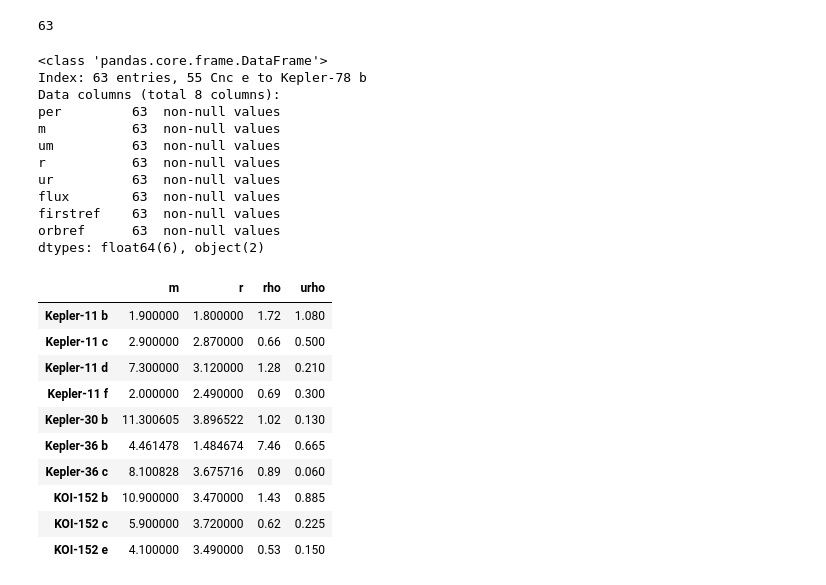
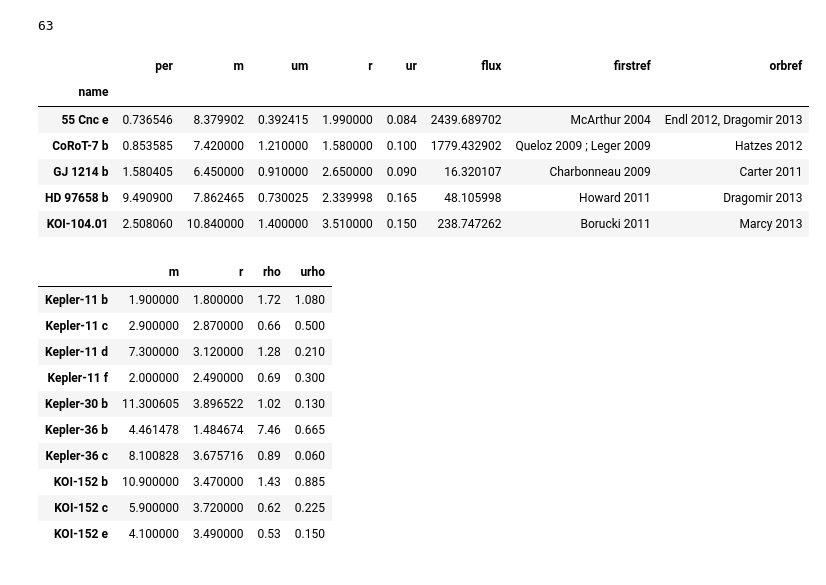
Before and after one commit to sealauren/mrf, a Jupyter notebook: plot_mr.ipynb, the cells around one changed output. Drawn from its saved outputs; the diff is of its cells as text; code cells hidden in the pictures.

```diff
--- a/plot_mr.ipynb
+++ b/plot_mr.ipynb
@@ -32,20 +34,15 @@ len(sp)
 # %% [output]
 63
 # %%
-sp.ix[:,['per','m','um','r','ur','flux','firstref','orbref']]
+sp.ix[:5,['per','m','um','r','ur','flux','firstref','orbref']]
 # %% [output]
-<class 'pandas.core.frame.DataFrame'>
-Index: 63 entries, 55 Cnc e to Kepler-78 b
-Data columns (total 8 columns):
-per         63  non-null values
-m           63  non-null values
-um          63  non-null values
-r           63  non-null values
-ur          63  non-null values
-flux        63  non-null values
-firstref    63  non-null values
-orbref      63  non-null values
-dtypes: float64(6), object(2)
+|  | per | m | um | r | ur | flux | firstref | orbref |
+| name |  |  |  |  |  |  |  |  |
+| 55 Cnc e | 0.736546 | 8.379902 | 0.392415 | 1.990000 | 0.084 | 2439.689702 | McArthur 2004 | Endl 2012, Dragomir 2013 |
+| CoRoT-7 b | 0.853585 | 7.420000 | 1.210000 | 1.580000 | 0.100 | 1779.432902 | Queloz 2009 ; Leger 2009 | Hatzes 2012 |
+| GJ 1214 b | 1.580405 | 6.450000 | 0.910000 | 2.650000 | 0.090 | 16.320107 | Charbonneau 2009 | Carter 2011 |
+| HD 97658 b | 9.490900 | 7.862465 | 0.730025 | 2.339998 | 0.165 | 48.105998 | Howard 2011 | Dragomir 2013 |
+| KOI-104.01 | 2.508060 | 10.840000 | 1.400000 | 3.510000 | 0.150 | 238.747262 | Borucki 2011 | Marcy 2013 |
 # %%
 ttvs.ix[:,['m','r','rho','urho']]
 # %% [output]
```
Also changed, not shown: parts of 28 cells of this notebook, 17 other files.
